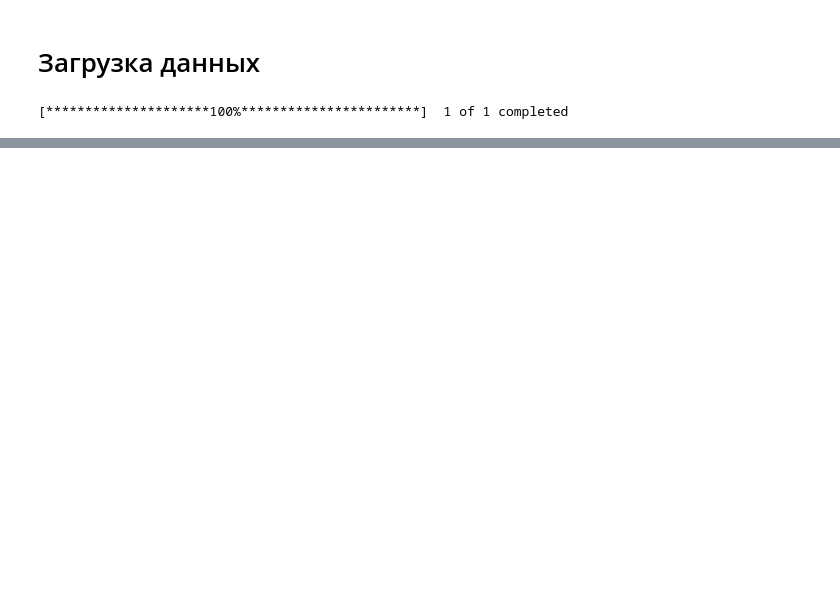
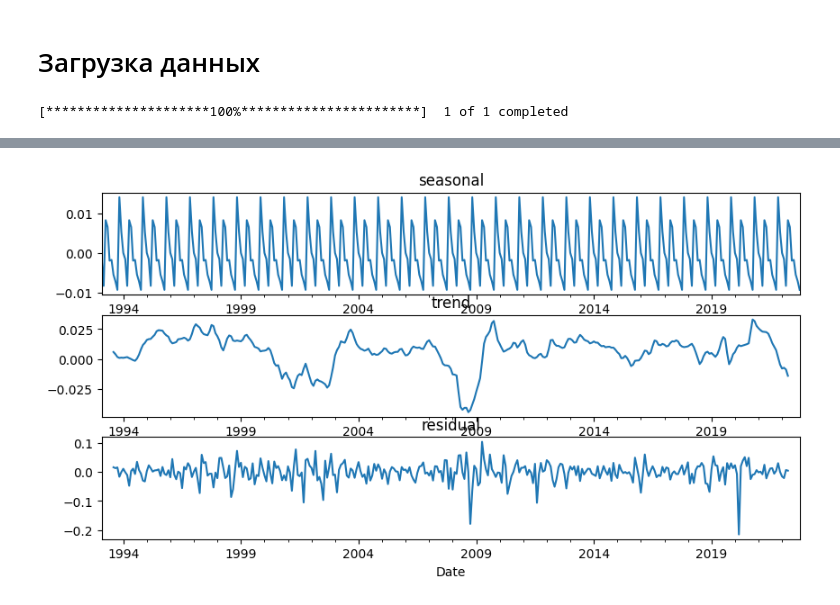
Before and after one commit to mokaruuns/education_itmo, a Jupyter notebook: da/lab2/01.ipynb, the cells around one changed output, grey strips where cells are left out. Saved outputs shown, nothing was run; the diff lists cells and outputs as text; code cells hidden in the pictures; blank space fills up the shorter version.

```diff
--- a/da/lab2/01.ipynb
+++ b/da/lab2/01.ipynb
@@ -118,0 +118,9 @@ True
+# %%
+fig, axs = plt.subplots(3, 1, figsize=(10, 5))
+result = seasonal_decompose(d_month_series, model='additive')
+result.seasonal.plot(ax=axs[0], title='seasonal')
+result.trend.plot(ax=axs[1], title='trend')
+result.resid.plot(ax=axs[2], title='residual')
+fig.show()
+# %% [output]
+[figure, added]
```
Also changed, not shown: parts of 36 cells of this notebook.
